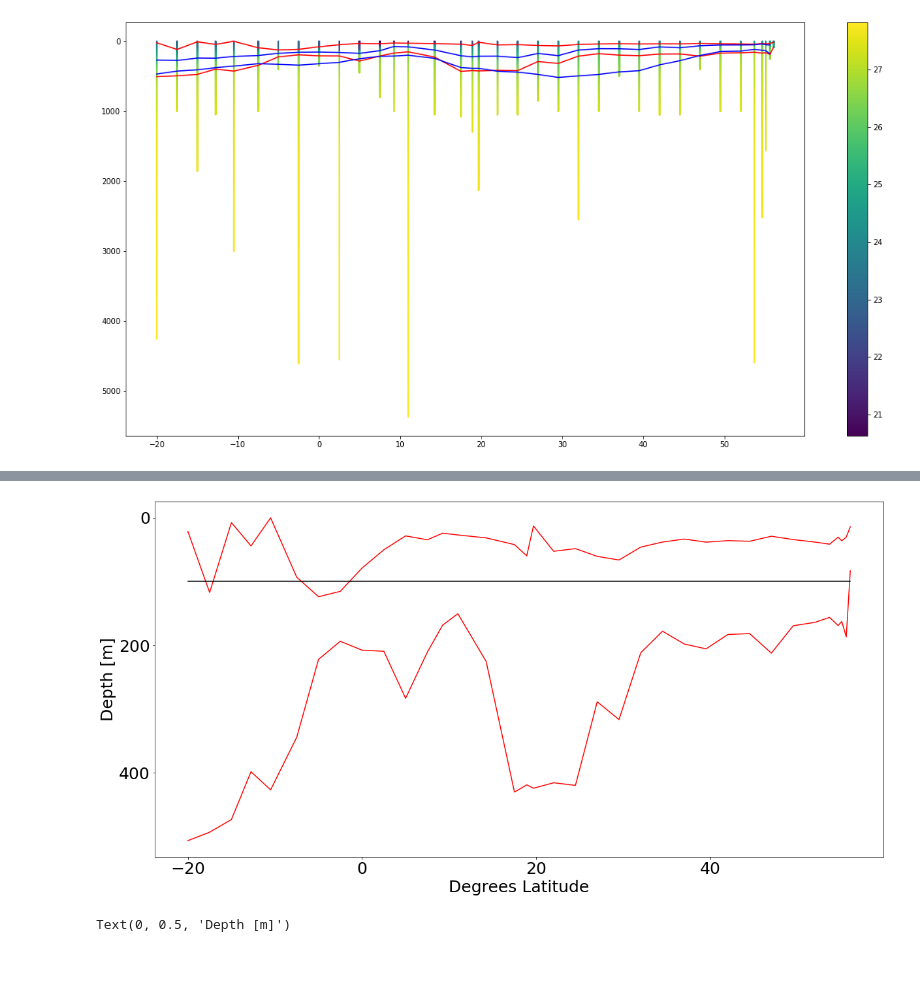
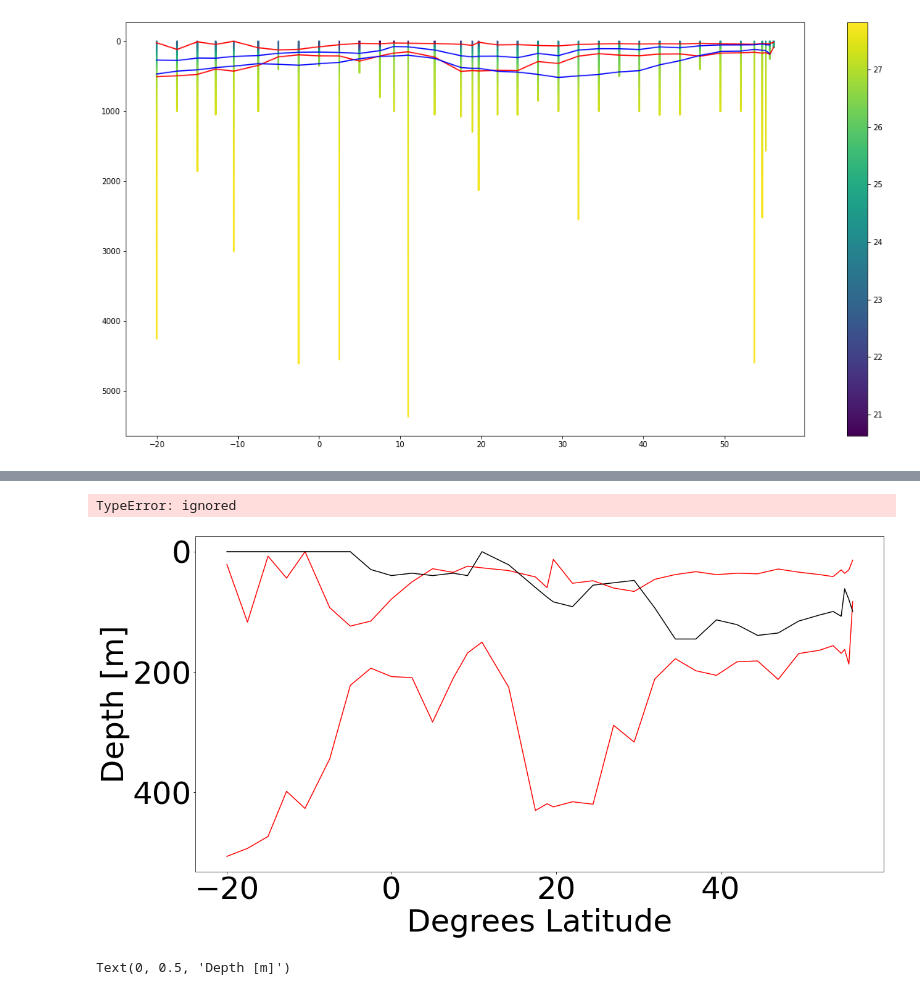
Before and after one commit to nitrogenlab/GP15_watermassanalysis, a Jupyter notebook: ThermoclineSplittingDev.ipynb, the cells around one changed output, grey strips where cells are left out. Drawn from its saved outputs; the diff is of its cells as text; code cells hidden in the pictures; blank space fills up the shorter version.

Commit message:
updated plot

```diff
--- a/ThermoclineSplittingDev.ipynb
+++ b/ThermoclineSplittingDev.ipynb
@@ -356,10 +356,18 @@ plt.show()
 #translate sig0 = 23.899 to depth space
 depth_bound=[]
 for stn in sorted(stn_to_data.keys()):
+  stn_data = stn_to_data[stn]
   density = np.array(stn_data.sig0)
   depth = np.array(stn_data.depth)
-  depth_threshold = np.max(depth[density <= 23.899])
-  print(depth_threshold)
-  print(stn)
-  #depth_bound = [depth_bound, depth_threshold]
+  filtered_depth_vals = depth[density <= 23.899]
+  if len(filtered_depth_vals) == 0:
+    depth_threshold = np.min(depth) #or maybe some other sensible default
+  else:
+    depth_threshold = np.max(filtered_depth_vals)
+  #print('station:', stn)
+  #print('depth:', depth_threshold)
+  depth_bound.append(depth_threshold)
+
+  #change variable with depth above which there is no GLODAP data to array
+depth_bound = depth_bound[argsort_lats]
 # %% [output]
@@ -383,22 +375,24 @@ for stn in sorted(stn_to_data.keys()):
+# %%
+depth_bound = depth_bound[argsort_lats]
+# %% [output]
+TypeError: ignored
 # %%
-
-#set up variable with depth above which there is no GLODAP data
-no_data_depth=[depth_threshold]
-no_data_depth=np.repeat(no_data_depth, len(tc_lats))
 #plot figure
 plt.figure(figsize=(20,10))
 plt.plot(tc_lats, tcstart_depths, color="red")
 plt.plot(tc_lats, tcend_depths, color="red")
-plt.plot(tc_lats, no_data_depth, color="black")
+
+#plot variable with depth above which there is no GLODAP data
+plt.plot(tc_lats, depth_bound, color="black")
 #plt.plot(tc_lats, old_tcstart_depths, color="blue")
 #plt.plot(tc_lats, old_tcend_depths, color="blue")
 plt.ylim(plt.ylim()[1], plt.ylim()[0])
 plt.rcParams.update({'font.size': 50})
 plt.xlabel('Degrees Latitude')
 plt.ylabel('Depth [m]')
 plt.show()
 # %% [output]
-[figure, old version]
+[figure, new version]
 # %%
 tcstart_sig0 = np.array([x["sig0_cutoffs"][0] for x in station_to_tcstartend.values()])
 tcend_sig0 = np.array([x["sig0_cutoffs"][1] for x in station_to_tcstartend.values()])
```
Also changed, not shown: parts of 1 cell of this notebook.
